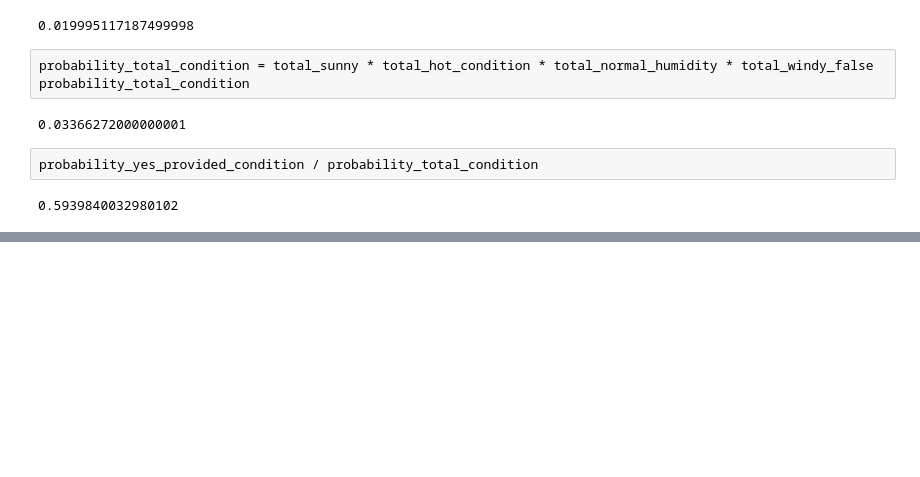
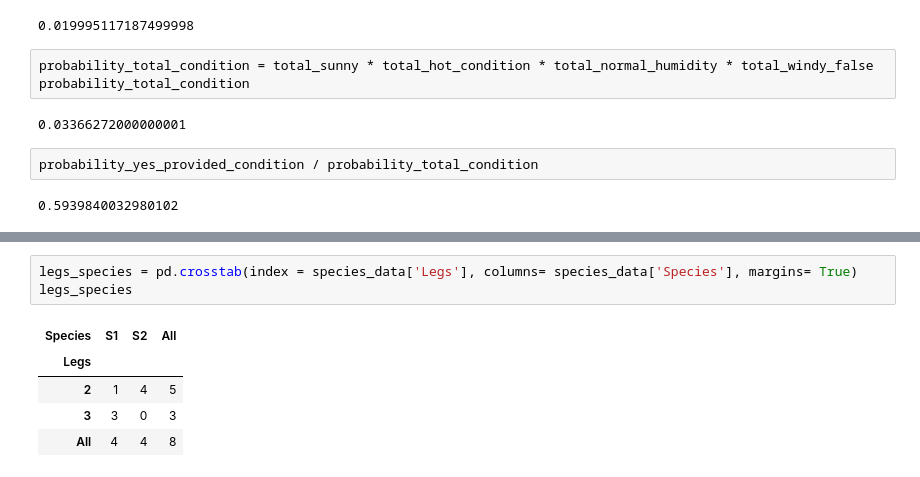
Before and after one commit to Lester-723/Data-Analytics-Projects-, a Jupyter notebook: Practice/Probability & Statistics practice.ipynb, the cells around one changed output, grey strips where cells are left out. Cells and saved outputs as stored; diff of their text form; blank space fills up the shorter version.

```diff
--- a/Practice/Probability & Statistics practice.ipynb
+++ b/Practice/Probability & Statistics practice.ipynb
@@ -328,0 +364,9 @@ probability_yes_provided_condition / probability_total_condition
+# %%
+legs_species = pd.crosstab(index = species_data['Legs'], columns= species_data['Species'], margins= True)
+legs_species
+# %% [output]
+| Species | S1 | S2 | All |
+| Legs |  |  |  |
+| 2 | 1 | 4 | 5 |
+| 3 | 3 | 0 | 3 |
+| All | 4 | 4 | 8 |
```
Also changed, not shown: parts of 24 cells of this notebook, 1 other file.
